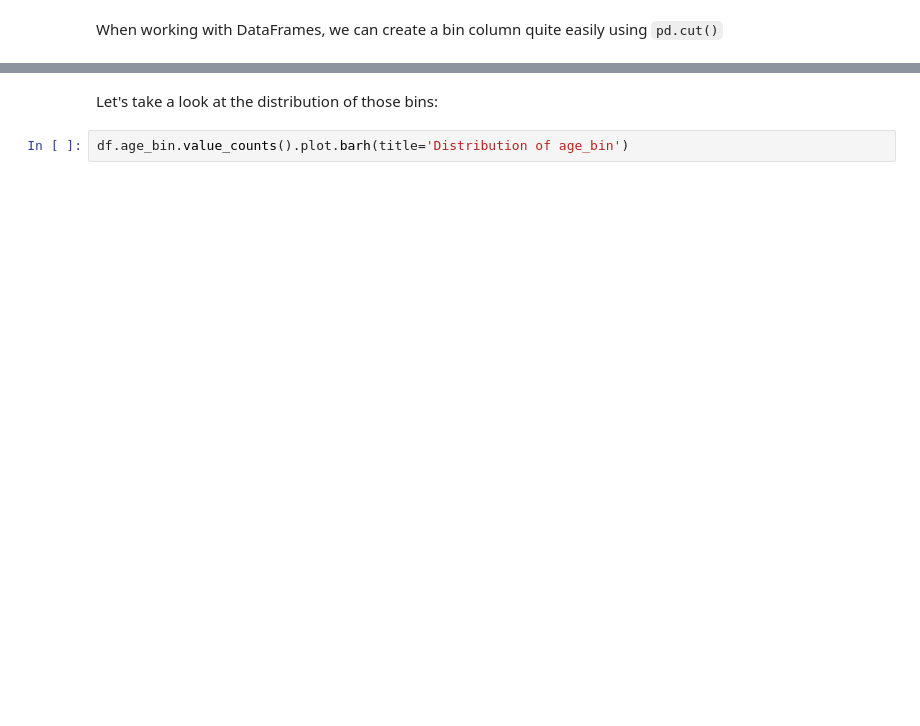
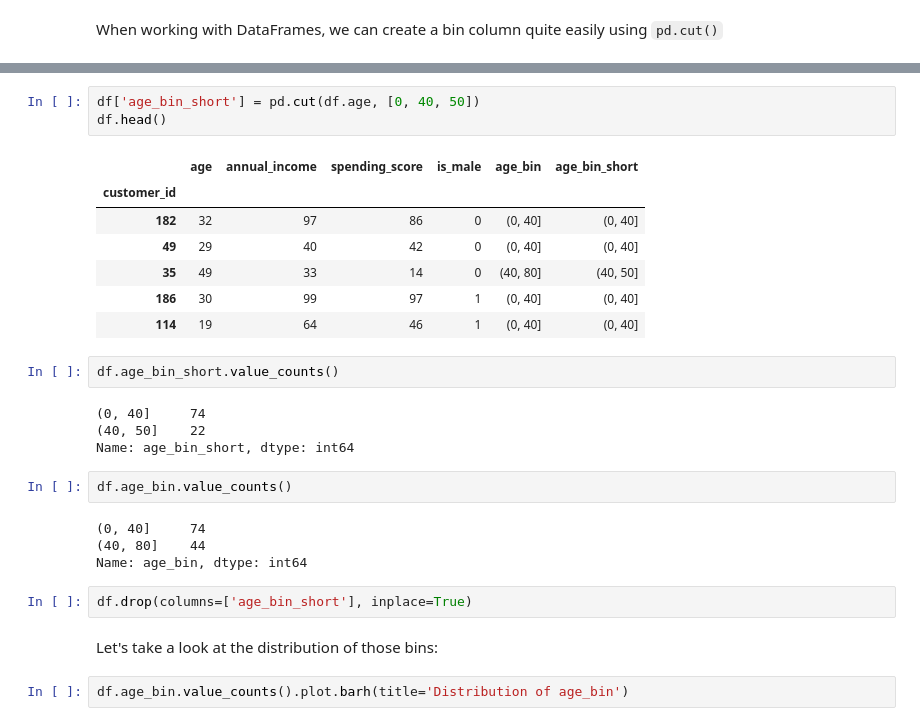
Before and after one commit to CodeupClassroom/hopper-clustering-exercises, a Jupyter notebook: clustering_explore_lesson.ipynb, the cells around one changed output, grey strips where cells are left out. Cells and saved outputs as stored; diff of their text form; blank space fills up the shorter version.

```diff
--- a/clustering_explore_lesson.ipynb
+++ b/clustering_explore_lesson.ipynb
@@ -170,3 +263,28 @@ df.head()
+# %%
+df['age_bin_short'] = pd.cut(df.age, [0, 40, 50])
+df.head()
+# %% [output]
+|  | age | annual_income | spending_score | is_male | age_bin | age_bin_short |
+| customer_id |  |  |  |  |  |  |
+| 182 | 32 | 97 | 86 | 0 | (0, 40] | (0, 40] |
+| 49 | 29 | 40 | 42 | 0 | (0, 40] | (0, 40] |
+| 35 | 49 | 33 | 14 | 0 | (40, 80] | (40, 50] |
+| 186 | 30 | 99 | 97 | 1 | (0, 40] | (0, 40] |
+| 114 | 19 | 64 | 46 | 1 | (0, 40] | (0, 40] |
+# %%
+df.age_bin_short.value_counts()
+# %% [output]
+(0, 40]     74
+(40, 50]    22
+Name: age_bin_short, dtype: int64
+# %%
+df.age_bin.value_counts()
+# %% [output]
+(0, 40]     74
+(40, 80]    44
+Name: age_bin, dtype: int64
+# %%
+df.drop(columns=['age_bin_short'], inplace=True)
 # %% [markdown]
 Let's take a look at the distribution of those bins:
 # %%
```
Also changed, not shown: parts of 39 cells of this notebook.
